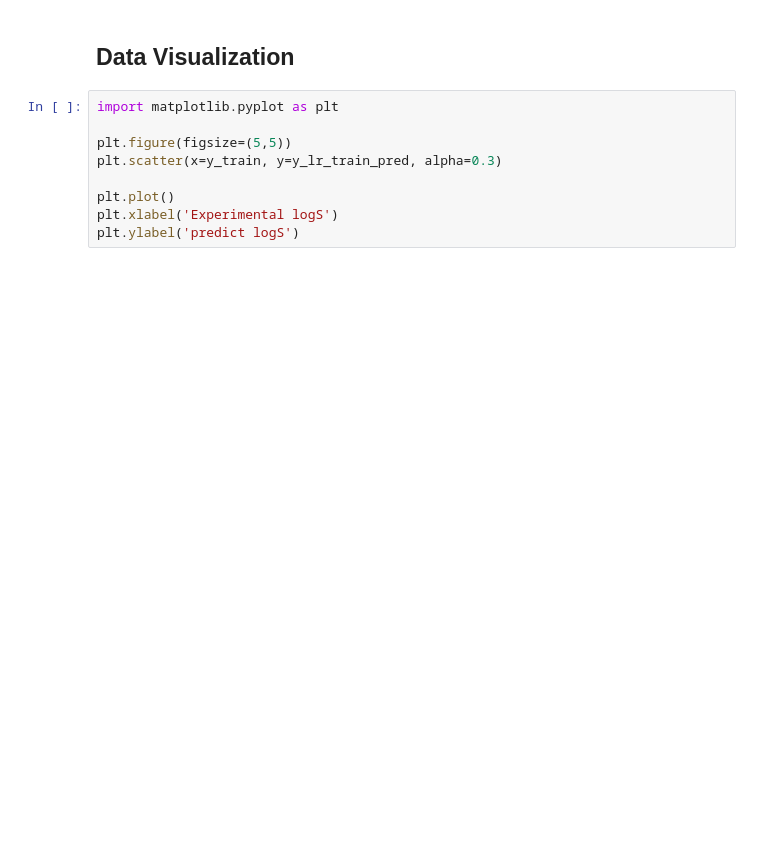
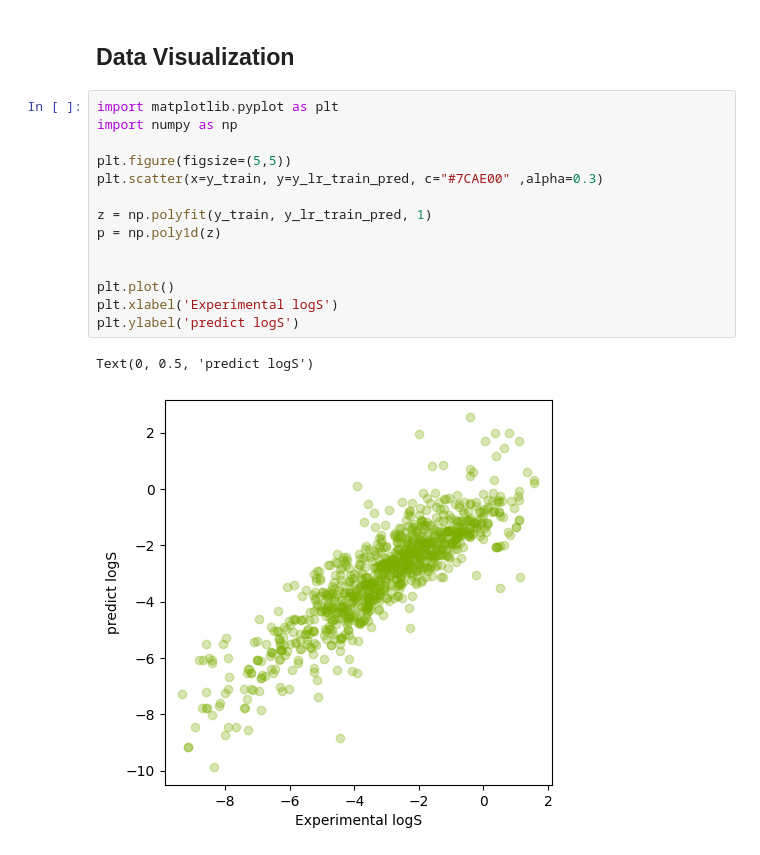
Before and after one commit to Revanth-Chetpelli/Revanth, a Jupyter notebook: MLproject1.ipynb, the cells around one changed output. Saved outputs shown, nothing was run; the diff lists cells and outputs as text; blank space fills up the shorter version.

```diff
--- a/MLproject1.ipynb
+++ b/MLproject1.ipynb
@@ -220,10 +244,18 @@ df_models
 ## Data Visualization
 # %%
 import matplotlib.pyplot as plt
+import numpy as np
 
 plt.figure(figsize=(5,5))
-plt.scatter(x=y_train, y=y_lr_train_pred, alpha=0.3)
+plt.scatter(x=y_train, y=y_lr_train_pred, c="#7CAE00" ,alpha=0.3)
+
+z = np.polyfit(y_train, y_lr_train_pred, 1)
+p = np.poly1d(z)
+
 
 plt.plot()
 plt.xlabel('Experimental logS')
 plt.ylabel('predict logS')
+# %% [output]
+Text(0, 0.5, 'predict logS')
+[figure, added]
```
Also changed, not shown: parts of 10 cells of this notebook.
